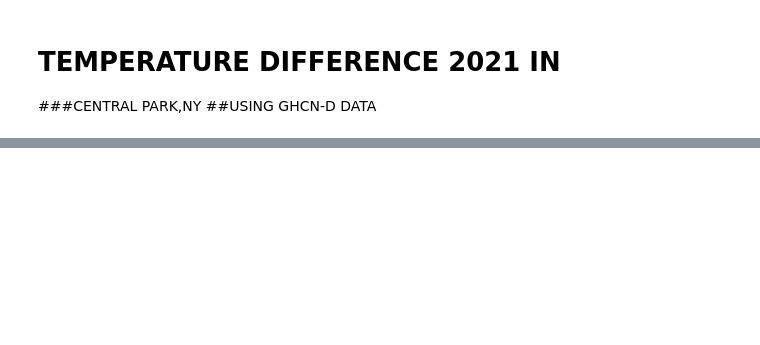
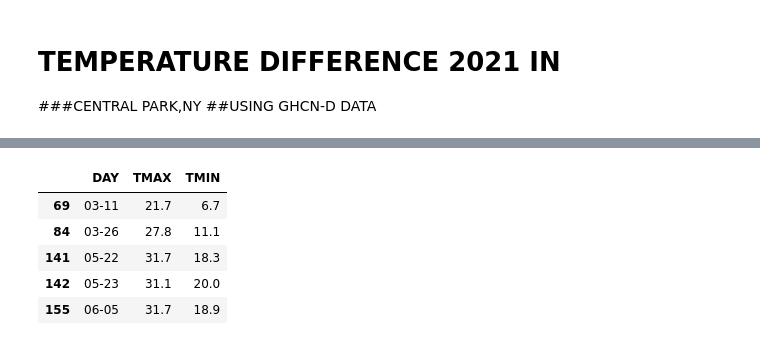
Before and after one commit to Ansuman09/RESUME, a Jupyter notebook: ComparinngTemp.ipynb, the cells around one changed output, grey strips where cells are left out. Drawn from its saved outputs; the diff is of its cells as text; code cells hidden in the pictures; blank space fills up the shorter version.

```diff
--- a/ComparinngTemp.ipynb
+++ b/ComparinngTemp.ipynb
@@ -90,0 +102,12 @@ plt.margins(x=0)
+# %%
+# days on which the max temp crossed historical_data
+max_data=df2021[df2021['TMAX']>=temp_data['TMAX']]
+
+max_data.head()
+# %% [output]
+|  | DAY | TMAX | TMIN |
+| 69 | 03-11 | 21.7 | 6.7 |
+| 84 | 03-26 | 27.8 | 11.1 |
+| 141 | 05-22 | 31.7 | 18.3 |
+| 142 | 05-23 | 31.1 | 20.0 |
+| 155 | 06-05 | 31.7 | 18.9 |
```
Also changed, not shown: parts of 8 cells of this notebook.
